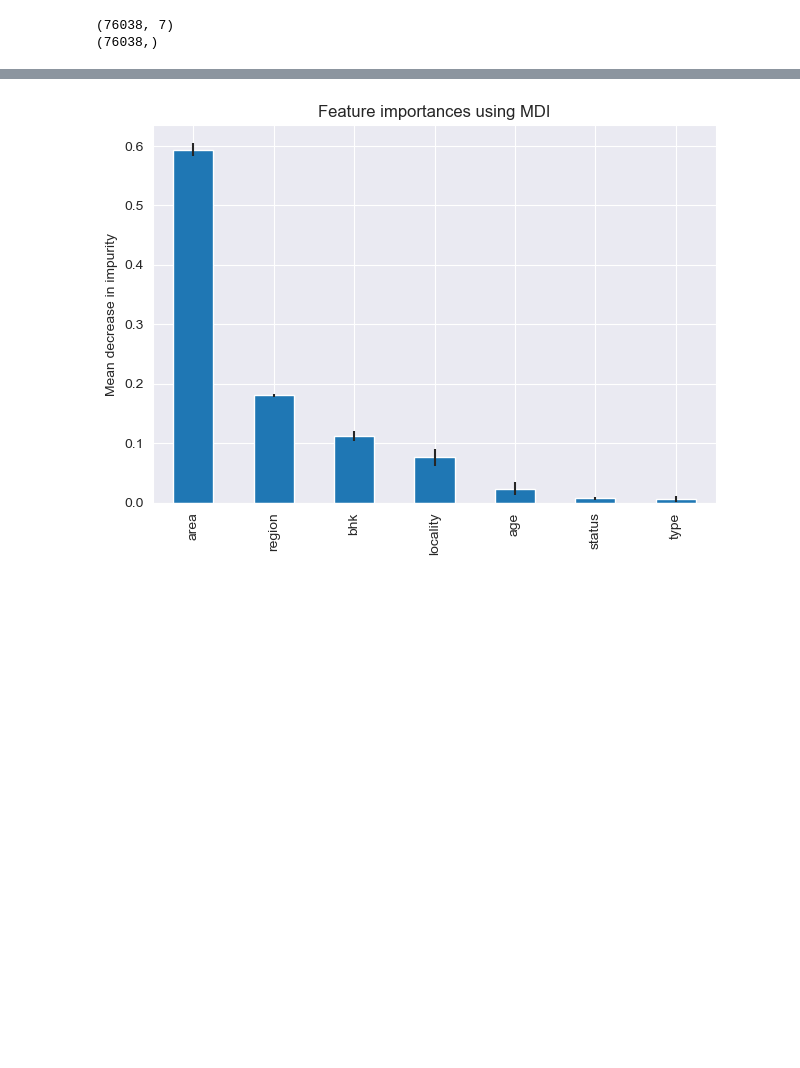
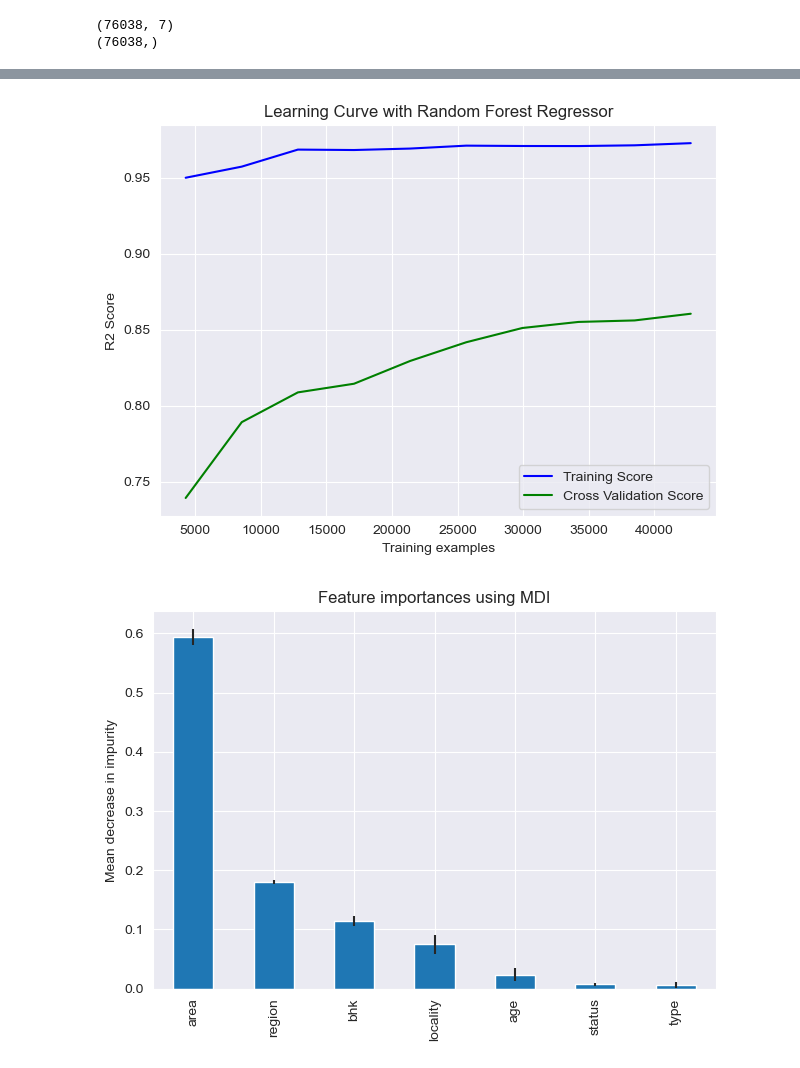
Before and after one commit to MinhPhucLe/Machine-Learning-Project-2023.2, a Jupyter notebook: notebooks/RandomForest/RandomForest_1.ipynb, the cells around one changed output, grey strips where cells are left out. Saved outputs shown, nothing was run; the diff lists cells and outputs as text; code cells hidden in the pictures; blank space fills up the shorter version.

```diff
--- a/notebooks/RandomForest/RandomForest_1.ipynb
+++ b/notebooks/RandomForest/RandomForest_1.ipynb
@@ -184,28 +188,30 @@ model = hypersearch(RandomForestRegressor(random_state=42), model_file, param_gr
 # %%
-# from sklearn.model_selection import learning_curve
-#
-# # Calculate accuracy on training and test set using the
-# # gamma parameter with 4-fold cross validation
-# train_sizes, train_score, val_score = learning_curve(RandomForestRegressor(n_estimators=10, random_state=42), X_hold, Y_hold,
-#                                           cv=4, train_sizes=np.linspace(0.1, 1.0, 10),scoring="r2")
-#
-# train_score_mean = np.mean(train_score, axis=1)
-# train_score_std = np.std(train_score, axis=1)
-#
-# val_score_mean = np.mean(val_score, axis=1)
-# val_score_std = np.std(val_score, axis=1)
-#
-# plt.plot(train_sizes, train_score_mean,
-#          label="Training Score", color='b')
-# plt.plot(train_sizes, val_score_mean,
-#          label="Cross Validation Score", color='g')
-# # Creating the plot
-# plt.title("Learning Curve with Random Forest Regressor")
-# plt.xlabel("Training examples")
-# plt.ylabel("R2 Score")
-# plt.tight_layout()
-# plt.legend(loc='best')
-# plt.show()
+from sklearn.model_selection import learning_curve
+
+# Calculate accuracy on training and test set using the
+# gamma parameter with 4-fold cross validation
+train_sizes, train_score, val_score = learning_curve(RandomForestRegressor(n_estimators=10, random_state=42), X_train, Y_train,
+                                          cv=4, train_sizes=np.linspace(0.1, 1.0, 10),scoring="r2")
+
+train_score_mean = np.mean(train_score, axis=1)
+train_score_std = np.std(train_score, axis=1)
+
+val_score_mean = np.mean(val_score, axis=1)
+val_score_std = np.std(val_score, axis=1)
+
+plt.plot(train_sizes, train_score_mean,
+         label="Training Score", color='b')
+plt.plot(train_sizes, val_score_mean,
+         label="Cross Validation Score", color='g')
+# Creating the plot
+plt.title("Learning Curve with Random Forest Regressor")
+plt.xlabel("Training examples")
+plt.ylabel("R2 Score")
+plt.tight_layout()
+plt.legend(loc='best')
+plt.show()
+# %% [output]
+[figure, added]
 # %%
 # start = time.time()
 # # Create the model
```
Also changed, not shown: parts of 10 cells of this notebook, 7 other files.
